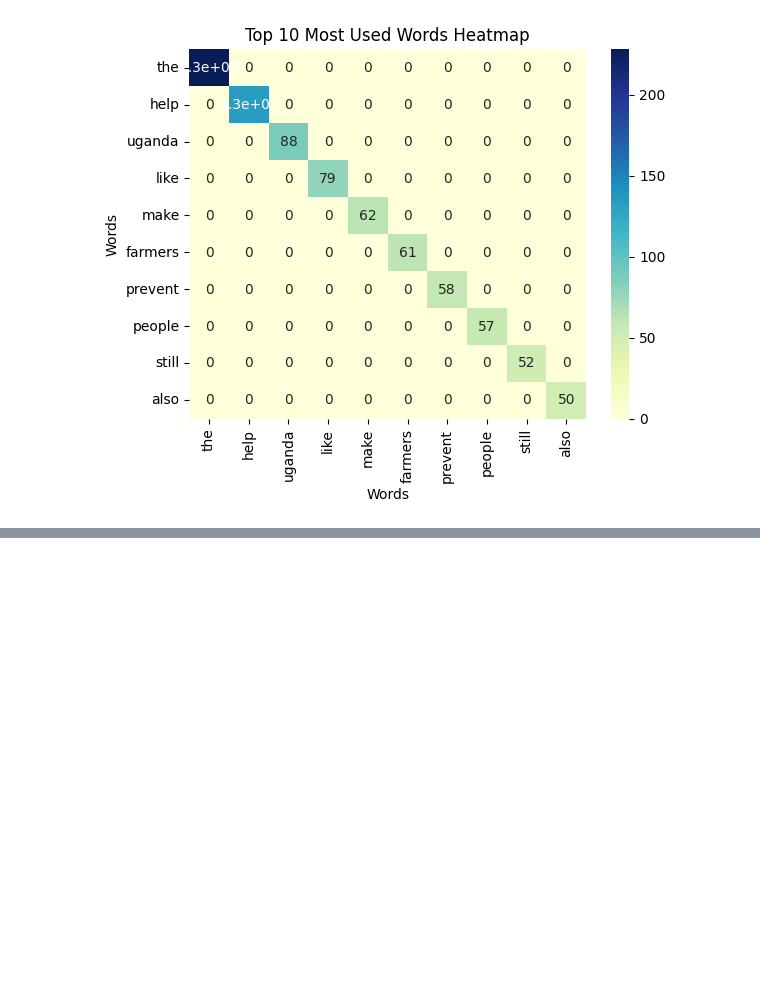
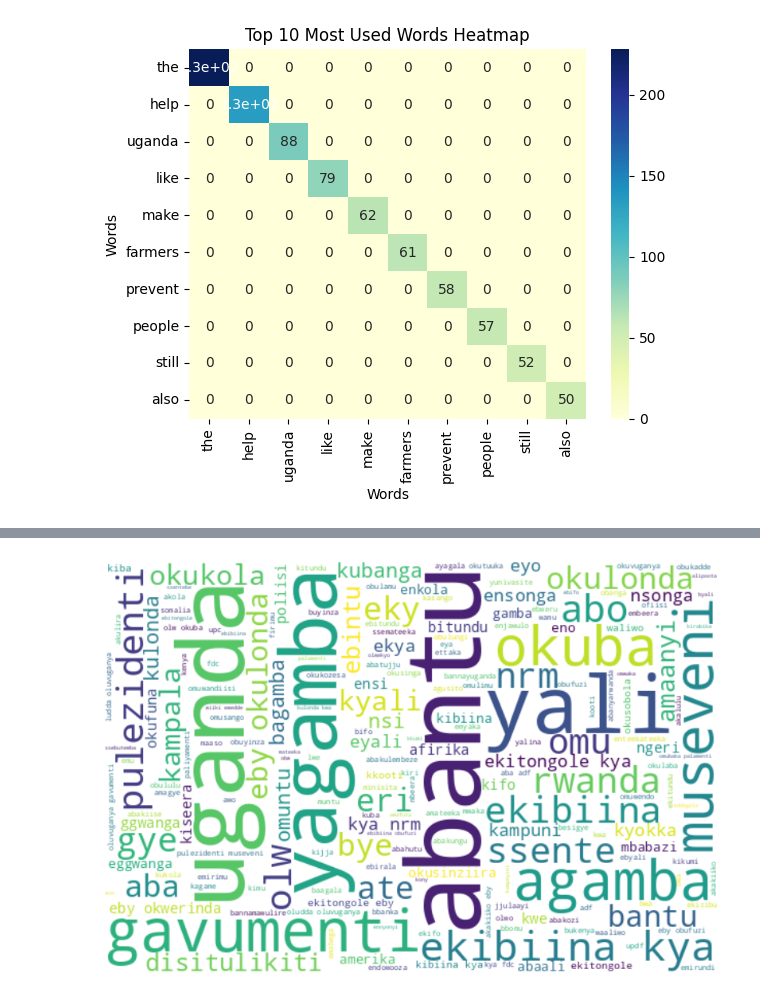
Before and after one commit to Codebmk/mt_writing_skills_aid, a Jupyter notebook: exploratory_data_analysis.ipynb, the cells around one changed output, grey strips where cells are left out. Saved outputs shown, nothing was run; the diff lists cells and outputs as text; code cells hidden in the pictures; blank space fills up the shorter version.

```diff
--- a/exploratory_data_analysis.ipynb
+++ b/exploratory_data_analysis.ipynb
@@ -148,0 +325,12 @@ plt.show()
+# %%
+# Luganda Word Cloud
+lug_wordcloud = WordCloud(background_color="white", width=600,
+                     height=400,
+                     random_state=2,
+                     max_font_size=100).generate(lug_words)
+
+plt.figure(figsize=(10, 7))
+plt.imshow(lug_wordcloud, interpolation='bilinear')
+plt.axis('off');
+# %% [output]
+[figure, added]
```
Also changed, not shown: parts of 12 cells of this notebook, 2 other files.
